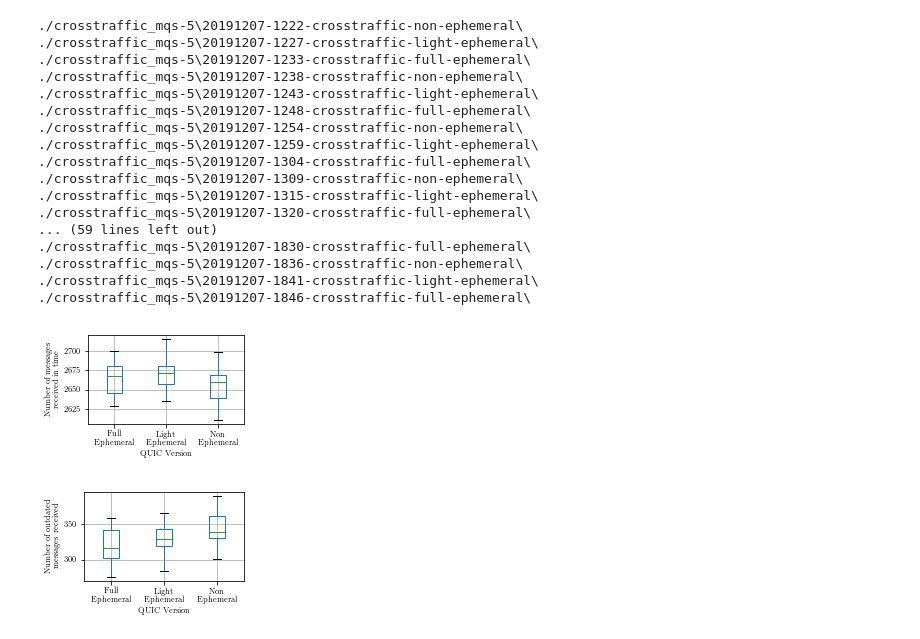
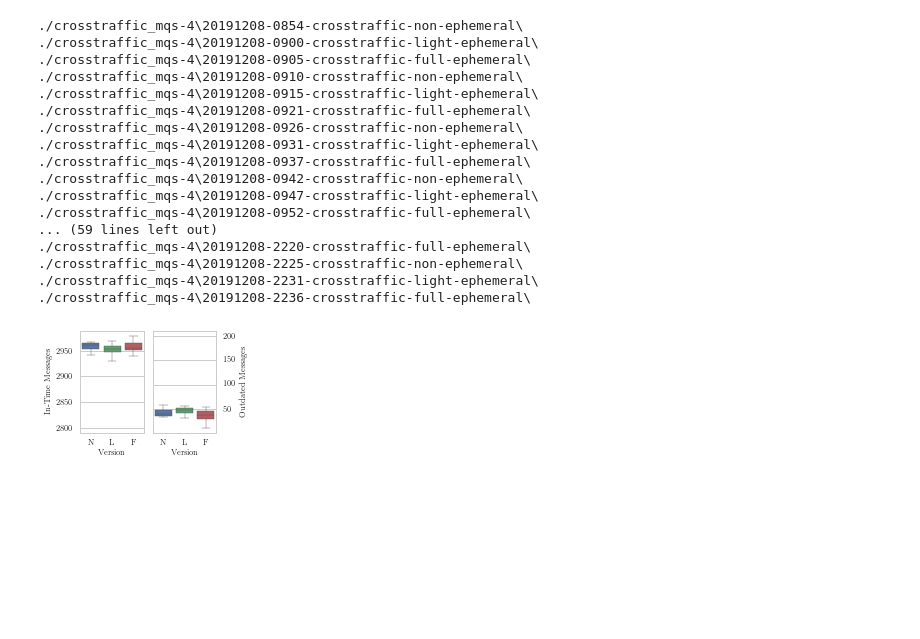
Before and after one commit to Timo2907/picoquic, a Jupyter notebook: experiments/results/eval_plot.ipynb, the cells around one changed output. Cells and saved outputs as stored; diff of their text form; code cells hidden in the pictures; blank space fills up the shorter version.

```diff
--- a/experiments/results/eval_plot.ipynb
+++ b/experiments/results/eval_plot.ipynb
@@ -3,12 +3,14 @@
 import matplotlib.pyplot as plt
 import numpy as np
 import pandas as pd
+import seaborn as sns
 import matplotlib
 import glob
 from math import sqrt
 from pprint import pprint
 from time import gmtime, strftime
 SPINE_COLOR = 'gray'
+sns.set(style="whitegrid") # or "darkgrid"
 # %%
 def latexify(fig_width=None, fig_height=None, columns=1):
     """Set up matplotlib's RC params for LaTeX plotting.
@@ -84,7 +86,7 @@ latexify(fig_width=linewidth/DPI/1.7, fig_height=int(linewidth/2.3/DPI))
 #CCDFs
 # one-way delay (application layer)
 experimentsC=[]
-mqs='mqs-5'
+mqs='mqs-4'
 for f in glob.iglob('./crosstraffic_'+mqs+'/*201912*/', recursive=True): # /*directoryRegExp*/ to reduce output (long runtime)
     dfapp = pd.read_csv(f+'serverAppOutput', delim_whitespace=True ,names =
                                     ['seconds_offset', 'streamid', 'length', 'msg_number', 'onewaydelay'])
@@ -142,70 +144,68 @@ for f in glob.iglob('./crosstraffic_'+mqs+'/*201912*/', recursive=True): # /*dir
     #print(experimentName)
     experimentsC.append([experimentName, sortedOneWayDelay.size, inTime.size, inTime.min(), inTime.mean(), inTime.max(), outdatedsize, outdatedmin, outdatedmean, outdatedmax])
 
 #pprint(experimentsC)
 
 # cut out ephemeral version name from experiment name
 for i in experimentsC:
-    i[0] = i[0][i[0].rfind('crosstraffic')+13:i[0].rfind('ephemeral')+9]
+    if 'non' in i[0][i[0].rfind('crosstraffic')+13:i[0].rfind('ephemeral')+9]:
+         i[0] = 'N'
+    if 'light' in i[0][i[0].rfind('crosstraffic')+13:i[0].rfind('ephemeral')+9]:
+         i[0] = 'L'
+    if 'full' in i[0][i[0].rfind('crosstraffic')+13:i[0].rfind('ephemeral')+9]:
+         i[0] = 'F'
+    #i[0] = i[0][i[0].rfind('crosstraffic')+13:i[0].rfind('ephemeral')+9]
 
 dfAll = pd.DataFrame()
 dfAll['Version'] = pd.Series(i[0] for i in experimentsC)
 dfAll['received'] = pd.Series(i[1] for i in experimentsC)
 dfAll['inTime'] = pd.Series(i[2] for i in experimentsC)
 dfAll['inTime_min'] = pd.Series(i[3] for i in experimentsC)
 dfAll['inTime_mean'] = pd.Series(i[4] for i in experimentsC)
 dfAll['inTime_max'] = pd.Series(i[5] for i in experimentsC)
 dfAll['outdated'] = pd.Series(i[6] for i in experimentsC)
 dfAll['outdated_min'] = pd.Series(i[7] for i in experimentsC)
 dfAll['outdated_mean'] = pd.Series(i[8] for i in experimentsC)
 dfAll['outdated_max'] = pd.Series(i[9] for i in experimentsC)
+dfAll.sort_values(by=['Version'], ascending=False, inplace=True)
 
 #print(dfAll)
 
-
+fig, (ax1, ax2) = plt.subplots(1, 2) #two plots in one figure
+#fig.suptitle('Maximum Queue Size: '+ mqs[-1:]) #title = maximum queue size
 
 #messages received in time
-fig = dfAll.boxplot(column='inTime',by='Version', showfliers=False)
-
-plt.title('')
-plt.suptitle('')
-plt.xticks([1, 2, 3], ['Full\nEphemeral', 'Light\nEphemeral', 'Non\nEphemeral'])
-fig.set_xlabel('QUIC Version')
-fig.set_ylabel('Number of messages\nreceived in time')
-plt.tight_layout()
-plt.savefig(f+mqs+"_crosstraffic_inTime.pdf")
-
+sns.boxplot(x='Version', y='inTime', data=dfAll, fliersize=0.0, ax=ax1)
+ax1.set_ylabel('In-Time Messages')
 
 #outdated messages received
-fig = dfAll.boxplot(column='outdated',by='Version', showfliers=False)
+sns.boxplot(x='Version', y='outdated', data=dfAll, fliersize=0.0, ax=ax2)
+ax2.yaxis.tick_right()
+ax2.yaxis.set_label_position("right")
 
-plt.title('')
-plt.suptitle('')
-plt.xticks([1, 2, 3], ['Full\nEphemeral', 'Light\nEphemeral', 'Non\nEphemeral'])
-fig.set_xlabel('QUIC Version')
-fig.set_ylabel('Number of outdated\nmessages received')
+ax2.set_ylabel('Outdated Messages')
+
 plt.tight_layout()
-plt.savefig(f+mqs+"_crosstraffic_outdated.pdf")
+plt.savefig(f+mqs+"_crosstraffic_inTime+outdated.pdf")
 # %% [output]
-./crosstraffic_mqs-5\20191207-1222-crosstraffic-non-ephemeral\
-./crosstraffic_mqs-5\20191207-1227-crosstraffic-light-ephemeral\
-./crosstraffic_mqs-5\20191207-1233-crosstraffic-full-ephemeral\
-./crosstraffic_mqs-5\20191207-1238-crosstraffic-non-ephemeral\
-./crosstraffic_mqs-5\20191207-1243-crosstraffic-light-ephemeral\
-./crosstraffic_mqs-5\20191207-1248-crosstraffic-full-ephemeral\
-./crosstraffic_mqs-5\20191207-1254-crosstraffic-non-ephemeral\
-./crosstraffic_mqs-5\20191207-1259-crosstraffic-light-ephemeral\
-./crosstraffic_mqs-5\20191207-1304-crosstraffic-full-ephemeral\
-./crosstraffic_mqs-5\20191207-1309-crosstraffic-non-ephemeral\
-./crosstraffic_mqs-5\20191207-1315-crosstraffic-light-ephemeral\
-./crosstraffic_mqs-5\20191207-1320-crosstraffic-full-ephemeral\
+./crosstraffic_mqs-4\20191208-0854-crosstraffic-non-ephemeral\
+./crosstraffic_mqs-4\20191208-0900-crosstraffic-light-ephemeral\
+./crosstraffic_mqs-4\20191208-0905-crosstraffic-full-ephemeral\
+./crosstraffic_mqs-4\20191208-0910-crosstraffic-non-ephemeral\
+./crosstraffic_mqs-4\20191208-0915-crosstraffic-light-ephemeral\
+./crosstraffic_mqs-4\20191208-0921-crosstraffic-full-ephemeral\
+./crosstraffic_mqs-4\20191208-0926-crosstraffic-non-ephemeral\
+./crosstraffic_mqs-4\20191208-0931-crosstraffic-light-ephemeral\
+./crosstraffic_mqs-4\20191208-0937-crosstraffic-full-ephemeral\
+./crosstraffic_mqs-4\20191208-0942-crosstraffic-non-ephemeral\
+./crosstraffic_mqs-4\20191208-0947-crosstraffic-light-ephemeral\
+./crosstraffic_mqs-4\20191208-0952-crosstraffic-full-ephemeral\
 ... (59 lines left out)
-./crosstraffic_mqs-5\20191207-1830-crosstraffic-full-ephemeral\
-./crosstraffic_mqs-5\20191207-1836-crosstraffic-non-ephemeral\
-./crosstraffic_mqs-5\20191207-1841-crosstraffic-light-ephemeral\
-./crosstraffic_mqs-5\20191207-1846-crosstraffic-full-ephemeral\
+./crosstraffic_mqs-4\20191208-2220-crosstraffic-full-ephemeral\
+./crosstraffic_mqs-4\20191208-2225-crosstraffic-non-ephemeral\
+./crosstraffic_mqs-4\20191208-2231-crosstraffic-light-ephemeral\
+./crosstraffic_mqs-4\20191208-2236-crosstraffic-full-ephemeral\
-[figure, old version]
+[figure, new version]
-[figure, removed]
 # %%
 # HOLES: APP LEVEL
 # msgs consecutively lost (holes)
```
Also changed, not shown: parts of 5 cells of this notebook, 26 other files.
